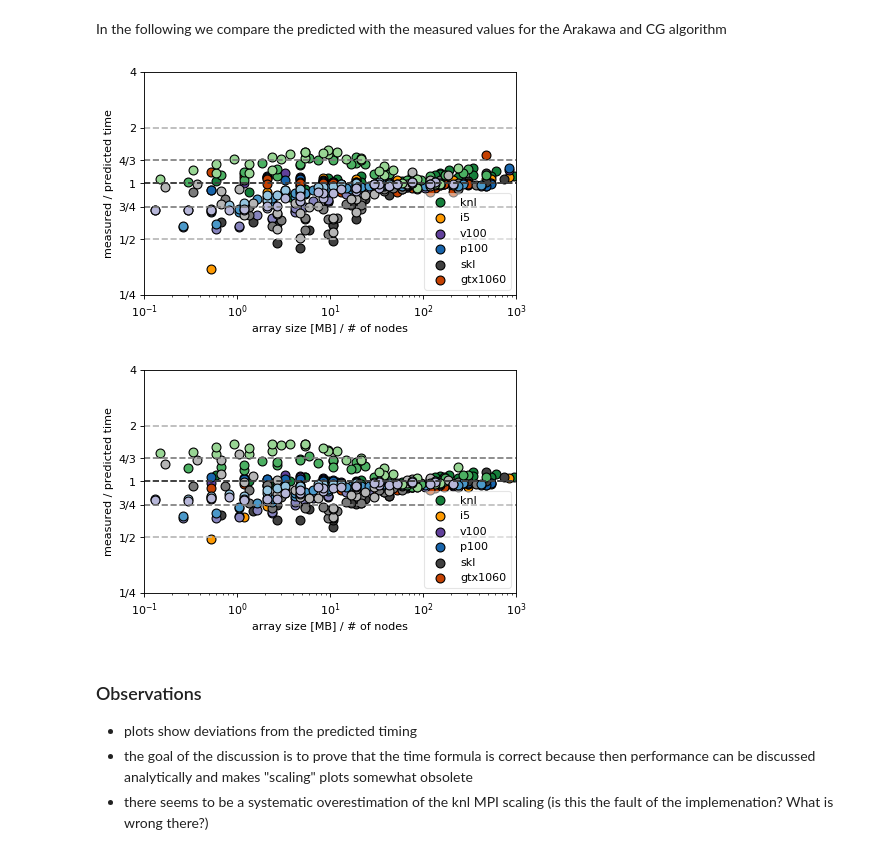
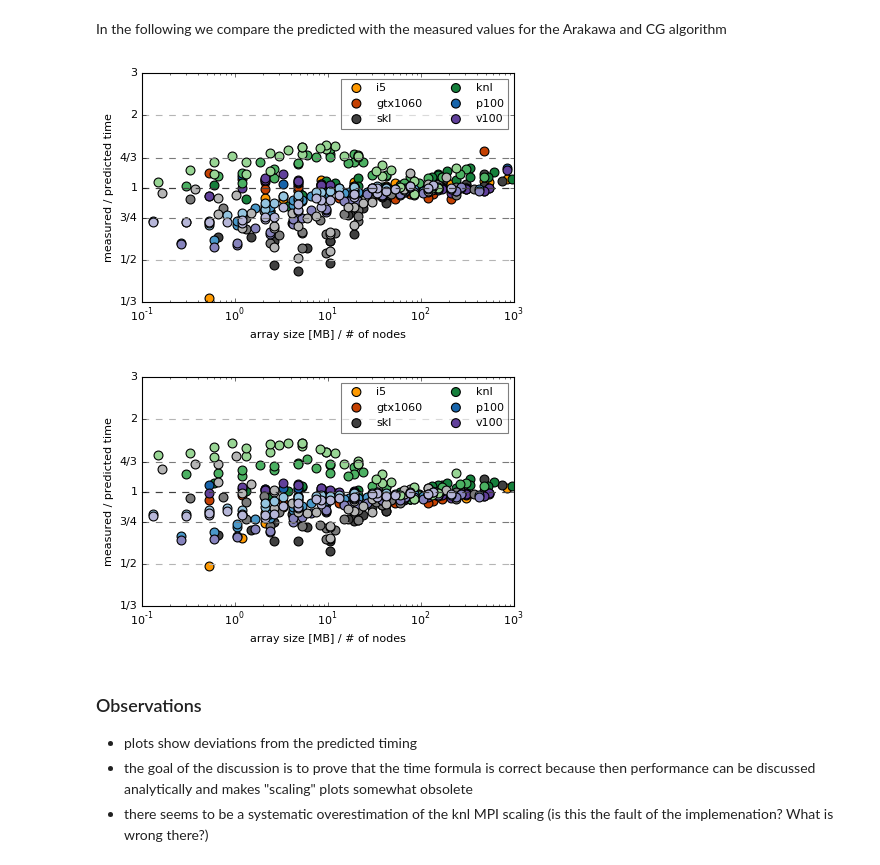
Before and after one commit to mwiesenberger/performance, a Jupyter notebook: 5-prediction.ipynb, the cells around one changed output. Cells and saved outputs as stored; diff of their text form; code cells hidden in the pictures.

Commit message:
updated plots, legend style and tables

```diff
--- a/5-prediction.ipynb
+++ b/5-prediction.ipynb
@@ -32,3 +9,30 @@ for k,v in files.items():
+# %%
+#(hardware name, number of nodes)
+files = odict({})
+files['i5'] = ('i5',1)
+files['gtx1060'] = ('gtx1060',1)
+files['skl_mpi1'] = ('skl',1)
+files['skl_mpi2'] = ('skl',2)
+files['skl_mpi4'] = ('skl',4)
+files['knl_mpi1'] = ('knl',1)
+files['knl_mpi2'] = ('knl',2)
+files['knl_mpi4'] = ('knl',4)
+files['p100_mpi1'] = ('p100',1)
+files['p100_mpi2'] = ('p100',2)
+files['p100_mpi4'] = ('p100',4)
+files['v100_mpi1'] = ('v100',1)
+files['v100_mpi2'] = ('v100',2)
+files['v100_mpi4'] = ('v100',4)
+# order by number of nodes to make labeling easier further down
+files=odict(sorted(files.items(), key= lambda t : t[1][1]))
+# count number of 1 nodes in dict
+number=0
+for k,v in files.items():
+    if v[1]==1: number+=1
+#setup plotting specifications
+arch = {'knl':(cm.Greens, 450,0.5,0.33),'skl':(cm.Greys,200,0.5,0.75),   'p100':(cm.Blues,  550,0.5,0.43),
+       'v100':(cm.Purples,850,0.5,0.85), 'i5':(cm.Wistia,30,0.5,0.79),'gtx1060':(cm.Oranges,155,0.5,0.70)}
+intens={1:0.8, 2:0.6, 4:0.4}
 # %% [markdown]
 Here, we setup the prediction model by giving the number of function calls and memory operations of each of the three types of primitive functions axpby, dot and dxdy
 # %%
@@ -143,8 +141,7 @@ avg['avg']
 # %% [markdown]
 In the following we compare the predicted with the measured values for the Arakawa and CG algorithm
 # %%
-del latencies['avg']
-del memops['avg']
+
 #now compute and plot the prediction
 for n in ['arakawa','cg'] :#latencies.keys():
     fig,ax=plt.subplots(1,1,figsize=(6,3.7),dpi= 80, facecolor='w', edgecolor='k')
@@ -178,38 +175,38 @@ for n in ['arakawa','cg'] :#latencies.keys():
         for q,l in latencies.items():
             m = memops[q]
             dfr.loc[:,(q,'predicted')] = (
                                     ( l[0]*theo.loc[v[0],'axpby_lat_shared']+
                                       l[1]*theo.loc[v[0],dotstring] +
                                       l[2]*theo.loc[v[0],dxdystring]
                                     )*1e-6+
                                     (m[0]/theo.loc[v[0],'axpby_bw'] + m[1]/theo.loc[v[0],'dot_bw'] + m[2]/dfr['dxdy_bw',''])
                                        *dfr[('size','measured')]/1000)
             dfr.loc[:,(q,'meas/pred')]=dfr[(q,'measured')]/dfr[(q,'predicted')]
 
         toPlot = dfr[n].join(dfr[('size')],rsuffix='_size')
         toPlot.plot(kind='scatter',ax=ax,color=arch[v[0]][0](intens[v[1]]),edgecolors='k',
-                     x=('measured_size'), y='meas/pred',label=v[0],s=64)
+                     x='measured_size', y='meas/pred',label=v[0],s=64)
     handles, labels = plt.gca().get_legend_handles_labels()
     handles = handles[0:number]; labels = labels[0:number]
 
     #plt.plot(xs,ys)
 
 
-    plt.legend(handles, labels, loc='lower right',
+    plt.legend(handles, labels, loc='upper right',ncol=2,
                scatterpoints=1,fontsize='medium',framealpha=0.5)
     plt.xscale('log')
     plt.xlim(xs[0],xs[1])
     #plt.xlabel('measured time in s')
     plt.xlabel('array size [MB] / # of nodes')
     plt.ylabel('measured / predicted time')
     plt.yscale('log', subsy=[0])#log scale, turn minor ticks off
     plt.ylim(1/3,3)
-    plt.yticks([1/4,0.5,0.75,1,1.33,2,4],['1/4','1/2','3/4',1,'4/3',2,4])
+    plt.yticks([1/3,0.5,0.75,1,1.33,2,3],['1/3','1/2','3/4',1,'4/3',2,3])
     #plt.title(n)
     plt.savefig(n+'.pdf',bbox_inches='tight')
 # %% [output]
-[figure, old version]
+[figure, new version]
-[figure, old version]
+[figure, new version]
 # %% [markdown]
 ### Observations
 - plots show deviations from the predicted timing
```
Also changed, not shown: parts of 2 cells of this notebook, 6 other files.
